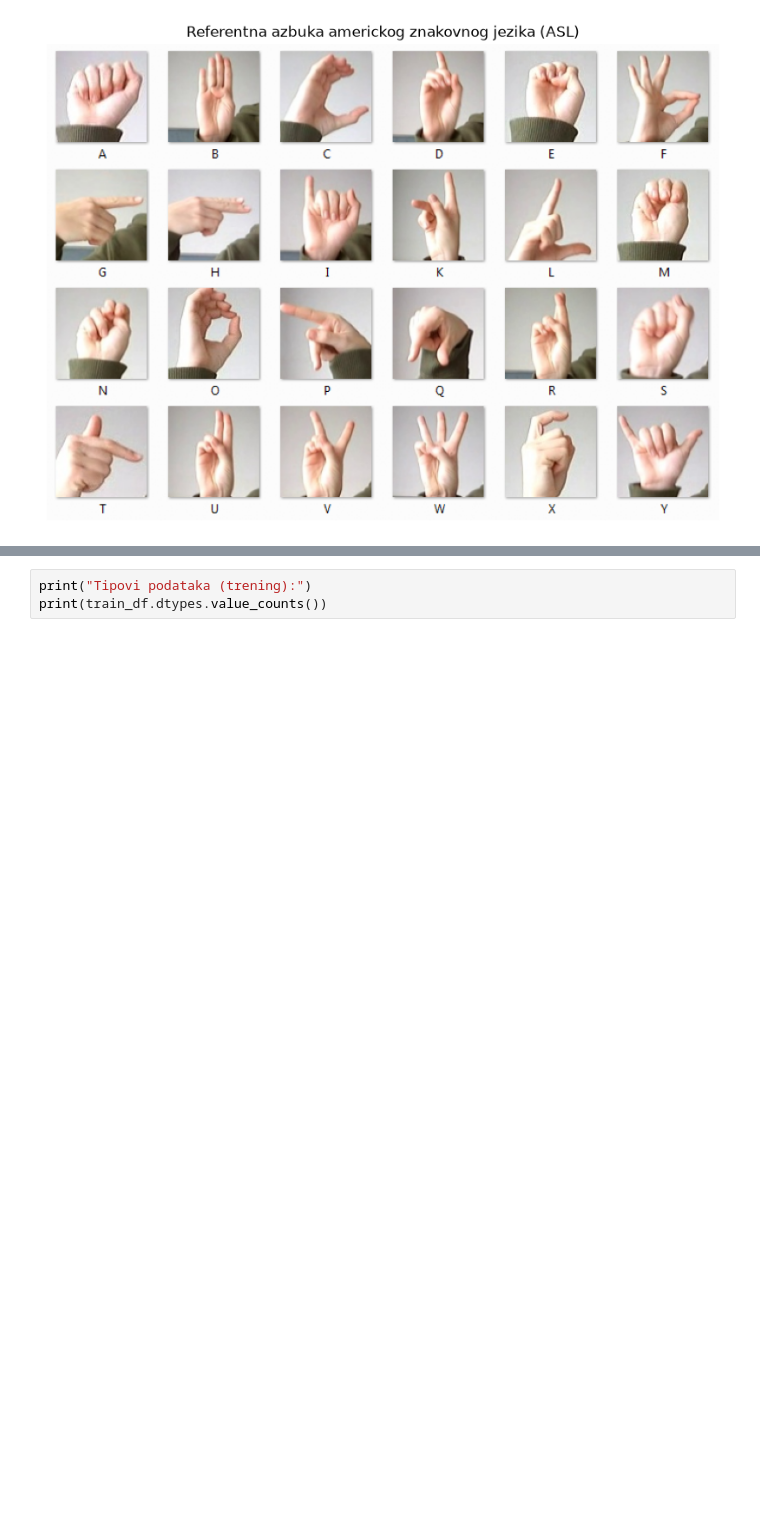
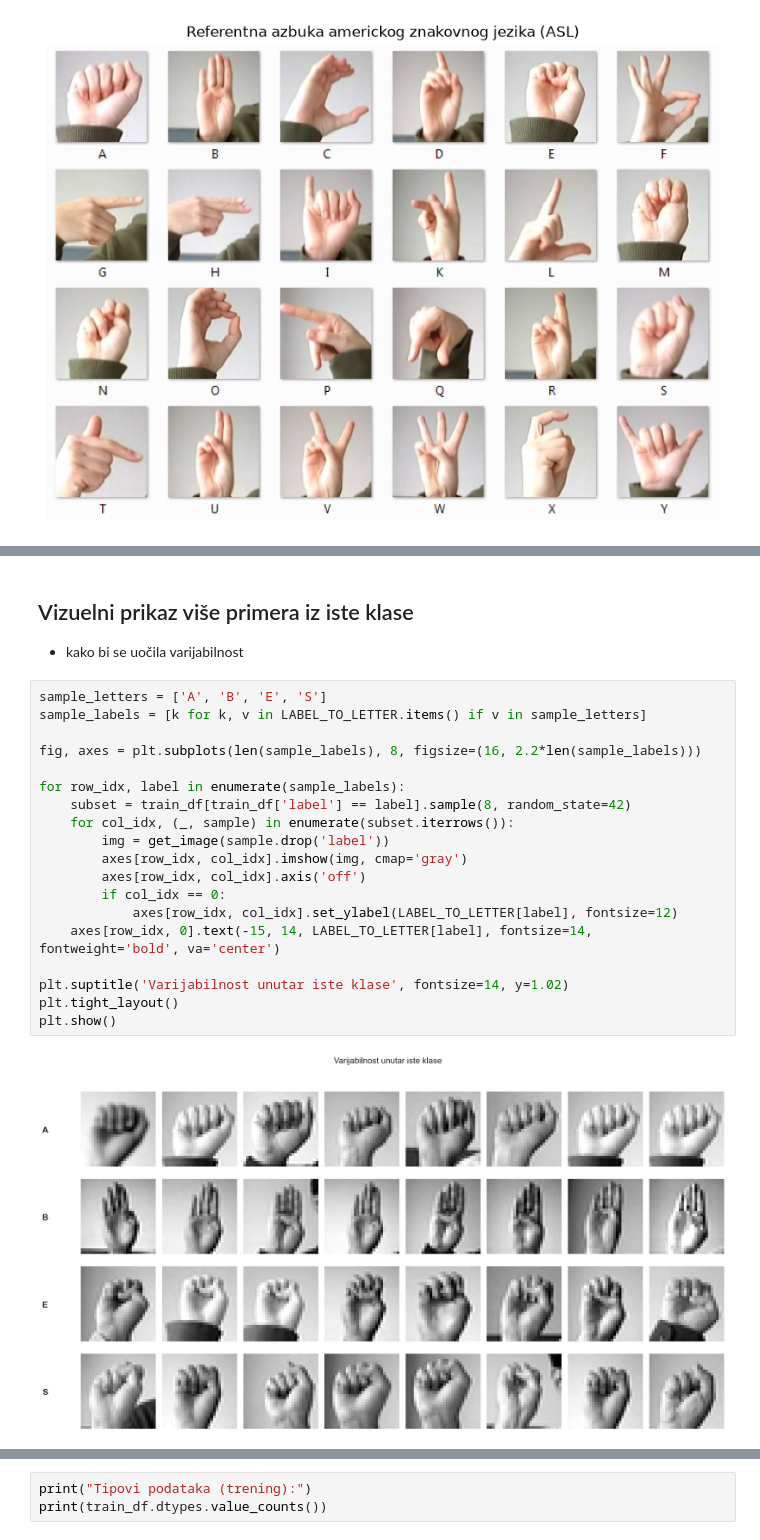
Before and after one commit to VelickovicAna/Automatic-Sign-Language-Recognition, a Jupyter notebook: notebooks/01_eda.ipynb, the cells around one changed output, grey strips where cells are left out. Saved outputs shown, nothing was run; the diff lists cells and outputs as text; blank space fills up the shorter version.

```diff
--- a/notebooks/01_eda.ipynb
+++ b/notebooks/01_eda.ipynb
@@ -81,0 +182,24 @@ plt.show()
+# %% [markdown]
+## Vizuelni prikaz više primera iz iste klase
+- kako bi se uočila varijabilnost
+# %%
+sample_letters = ['A', 'B', 'E', 'S']
+sample_labels = [k for k, v in LABEL_TO_LETTER.items() if v in sample_letters]
+
+fig, axes = plt.subplots(len(sample_labels), 8, figsize=(16, 2.2*len(sample_labels)))
+
+for row_idx, label in enumerate(sample_labels):
+    subset = train_df[train_df['label'] == label].sample(8, random_state=42)
+    for col_idx, (_, sample) in enumerate(subset.iterrows()):
+        img = get_image(sample.drop('label'))
+        axes[row_idx, col_idx].imshow(img, cmap='gray')
+        axes[row_idx, col_idx].axis('off')
+        if col_idx == 0:
+            axes[row_idx, col_idx].set_ylabel(LABEL_TO_LETTER[label], fontsize=12)
+    axes[row_idx, 0].text(-15, 14, LABEL_TO_LETTER[label], fontsize=14, fontweight='bold', va='center')
+
+plt.suptitle('Varijabilnost unutar iste klase', fontsize=14, y=1.02)
+plt.tight_layout()
+plt.show()
+# %% [output]
+[figure, added]
```
Also changed, not shown: parts of 46 cells of this notebook.
